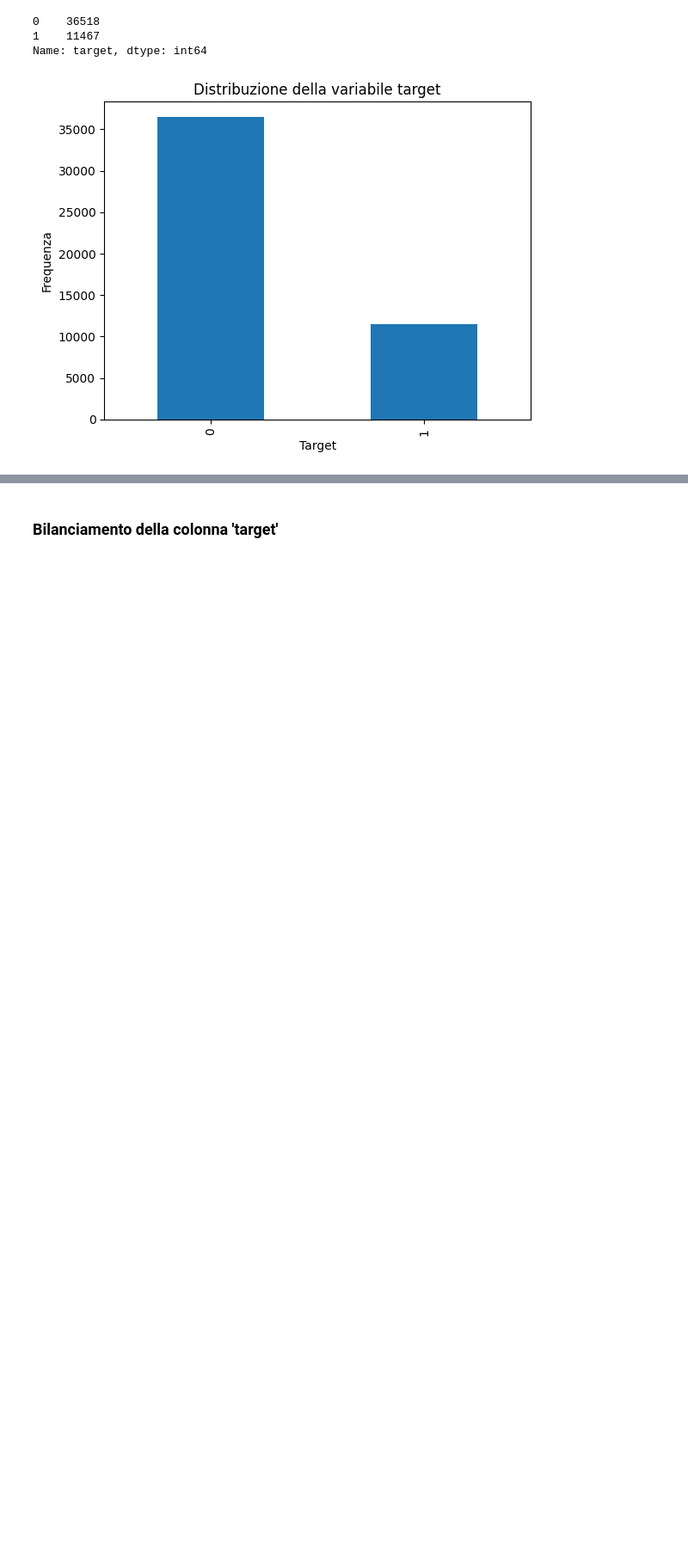
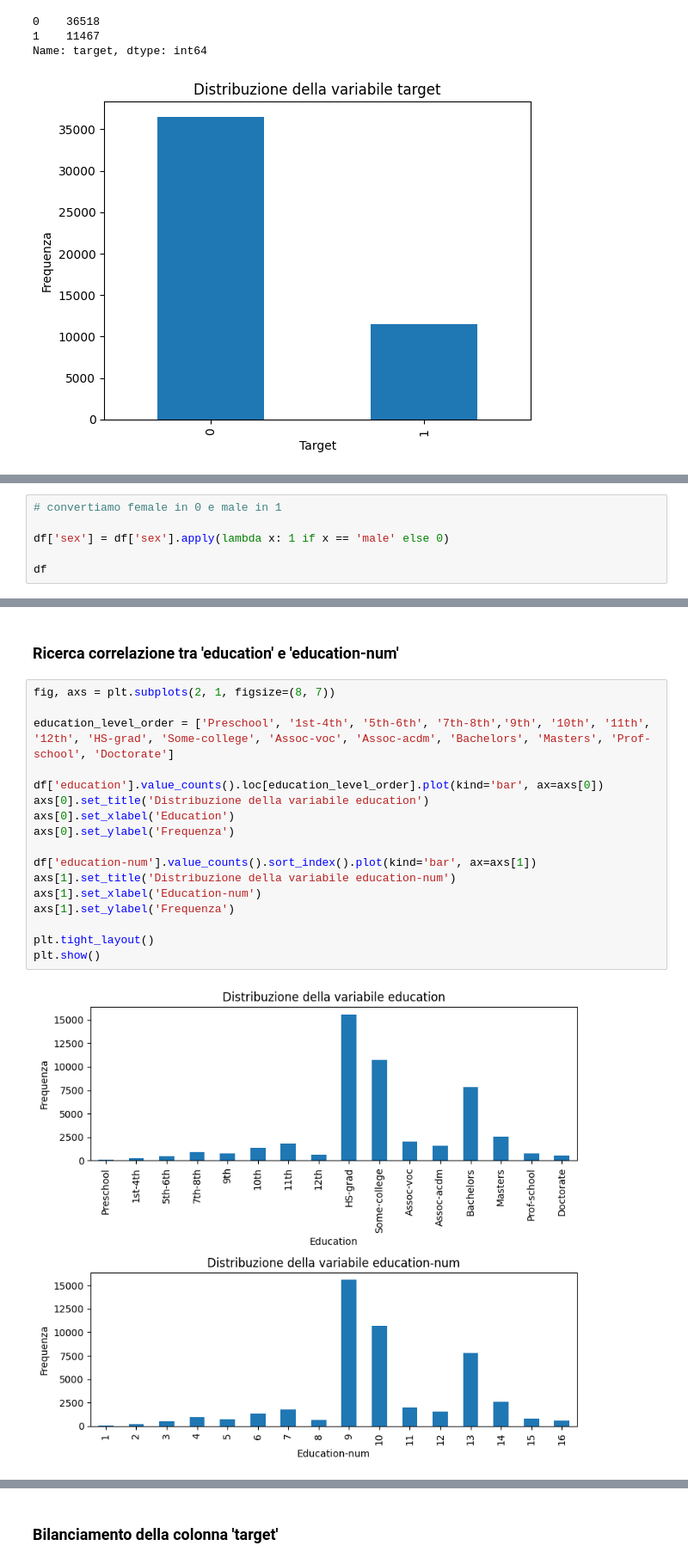
Before and after one commit to NicoSanse/ML_Project, a Jupyter notebook: Project.ipynb, the cells around one changed output, grey strips where cells are left out. Shown: that part at 86% size. Saved outputs shown, nothing was run; the diff lists cells and outputs as text; blank space fills up the shorter version.

```diff
--- a/Project.ipynb
+++ b/Project.ipynb
@@ -594,0 +614,6 @@ Name: target, dtype: int64
+# %%
+# convertiamo female in 0 e male in 1
+
+df['sex'] = df['sex'].apply(lambda x: 1 if x == 'male' else 0)
+
+df
@@ -594,0 +634,21 @@ Name: target, dtype: int64
+# %% [markdown]
+### Ricerca correlazione tra 'education' e 'education-num'
+# %%
+fig, axs = plt.subplots(2, 1, figsize=(8, 7))
+
+education_level_order = ['Preschool', '1st-4th', '5th-6th', '7th-8th','9th', '10th', '11th', '12th', 'HS-grad', 'Some-college', 'Assoc-voc', 'Assoc-acdm', 'Bachelors', 'Masters', 'Prof-school', 'Doctorate']
+
+df['education'].value_counts().loc[education_level_order].plot(kind='bar', ax=axs[0])
+axs[0].set_title('Distribuzione della variabile education')
+axs[0].set_xlabel('Education')
+axs[0].set_ylabel('Frequenza')
+
+df['education-num'].value_counts().sort_index().plot(kind='bar', ax=axs[1])
+axs[1].set_title('Distribuzione della variabile education-num')
+axs[1].set_xlabel('Education-num')
+axs[1].set_ylabel('Frequenza')
+
+plt.tight_layout()
+plt.show()
+# %% [output]
+[figure, added]
```
Also changed, not shown: parts of 19 cells of this notebook, 1 other file.
